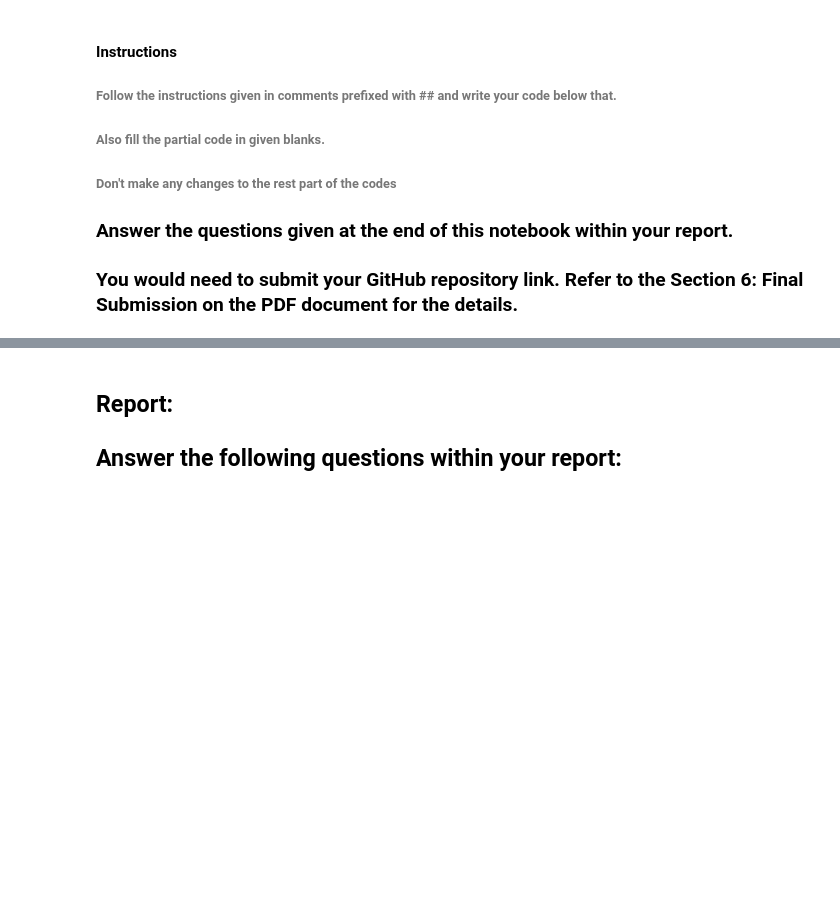
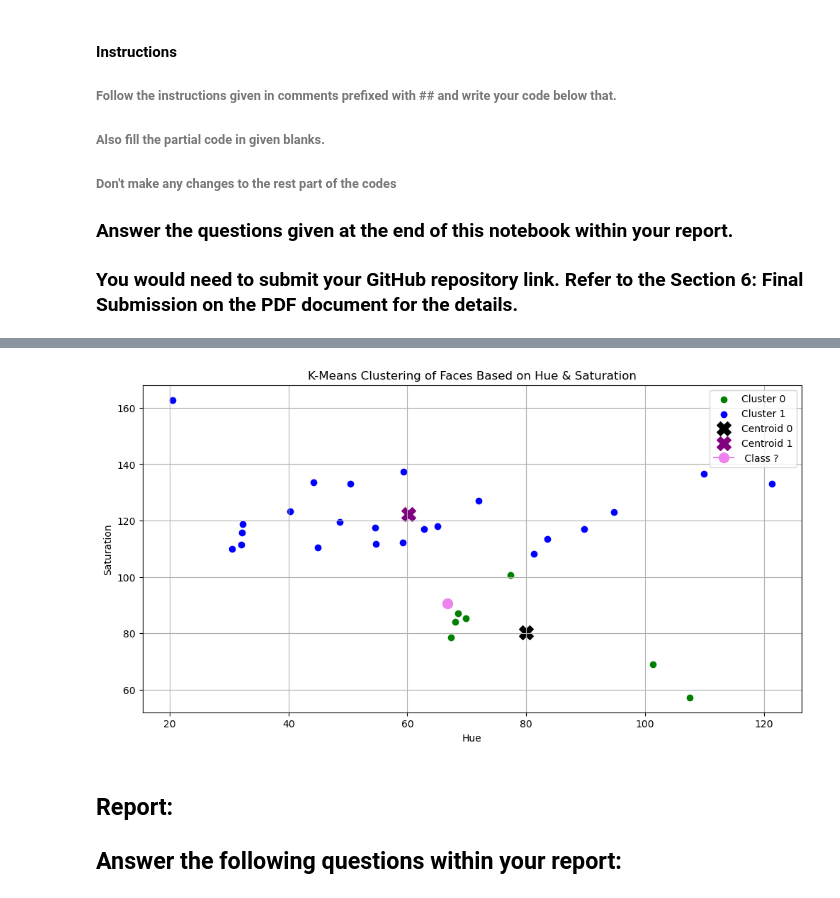
Before and after one commit to adishangari/distance-based-classification-, a Jupyter notebook: Downloads/Lab 5-Spring 2025.ipynb, the cells around one changed output, grey strips where cells are left out. Saved outputs shown, nothing was run; the diff lists cells and outputs as text; code cells hidden in the pictures; blank space fills up the shorter version.

```diff
--- a/Downloads/Lab 5-Spring 2025.ipynb
+++ b/Downloads/Lab 5-Spring 2025.ipynb
@@ -179,39 +205,48 @@ ax.add_artist(ab)
 legend_labels = []
 
 # Create lists to store points for each cluster
 cluster_0_points = []
 cluster_1_points = []
 
 # Your code for scatter plot goes here
 fig, ax = plt.subplots(figsize=(12, 6))
 for i, (x, y, w, h) in enumerate(faces_rect):
     if kmeans.labels_[i] == 0:
         cluster_0_points.append((hue_saturation[i, 0], hue_saturation[i, 1]))
     else:
         cluster_1_points.append((hue_saturation[i, 0], hue_saturation[i, 1]))
 
 # Plot points for cluster 0 in green
 cluster_0_points = np.array(cluster_0_points)
-plt.scatter(_______________________________________________________________________________)
+plt.scatter(cluster_0_points[:, 0], cluster_0_points[:, 1], c='green', label="Cluster 0")
 
 # Plot points for cluster 1 in blue
 cluster_1_points = np.array(cluster_1_points)
-plt.scatter(________________________________________________________________________________)
+plt.scatter(cluster_1_points[:, 0], cluster_1_points[:, 1], c='blue', label="Cluster 1")
 
 # Calculate and plot centroids for both the clusters
-centroid_0 = __________________________________________________
-centroid_1 = __________________________________________________
-plt.scatter(____________________________________________________________ _________________) ## plot for centroid 0
-plt.scatter(_____________________________________________________________________________)  ## plot for centroid 1
+centroid_0 = np.mean(cluster_0_points, axis=0)
+centroid_1 = np.mean(cluster_1_points, axis=0)
+plt.scatter(centroid_0[0], centroid_0[1], c='black', marker='X', s=200, label="Centroid 0") ## plot for centroid 0
+plt.scatter(centroid_1[0], centroid_1[1], c='purple', marker='X', s=200, label="Centroid 1")  ## plot for centroid 1
 plt.plot(template_hue, template_saturation, marker='o', c= 'violet',markersize= 10, label=' Class ?' )
 
 ## Put x label
 ## Put y label
 ## Put title
 ## Add a legend
 ## Add grid
 ## show the plot
+
+plt.xlabel("Hue")
+plt.ylabel("Saturation")
+plt.title("K-Means Clustering of Faces Based on Hue & Saturation")
+plt.legend()
+plt.grid(True)
+plt.show()
                                             ## End of the lab 5 ##
+# %% [output]
+[figure, added]
 # %% [markdown]
 ## Report:
 ## Answer the following questions within your report:
```
Also changed, not shown: parts of 6 cells of this notebook.
